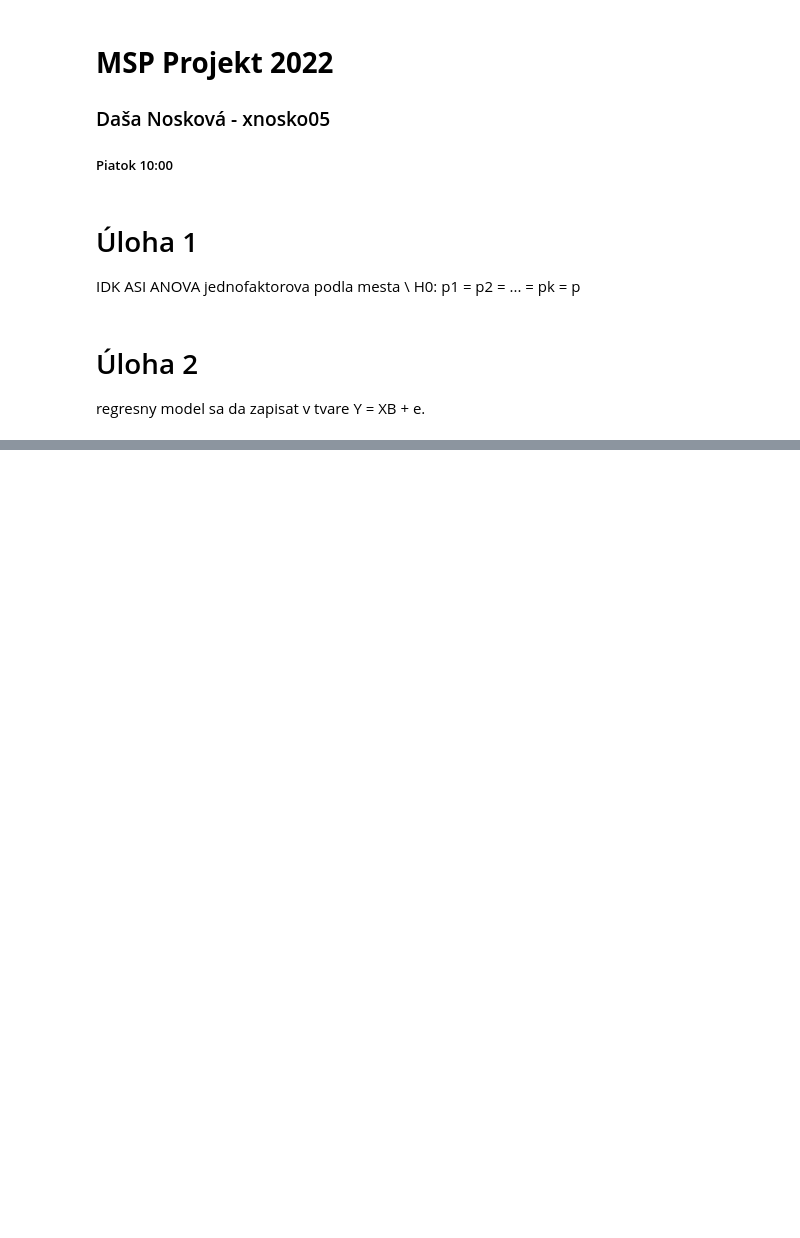
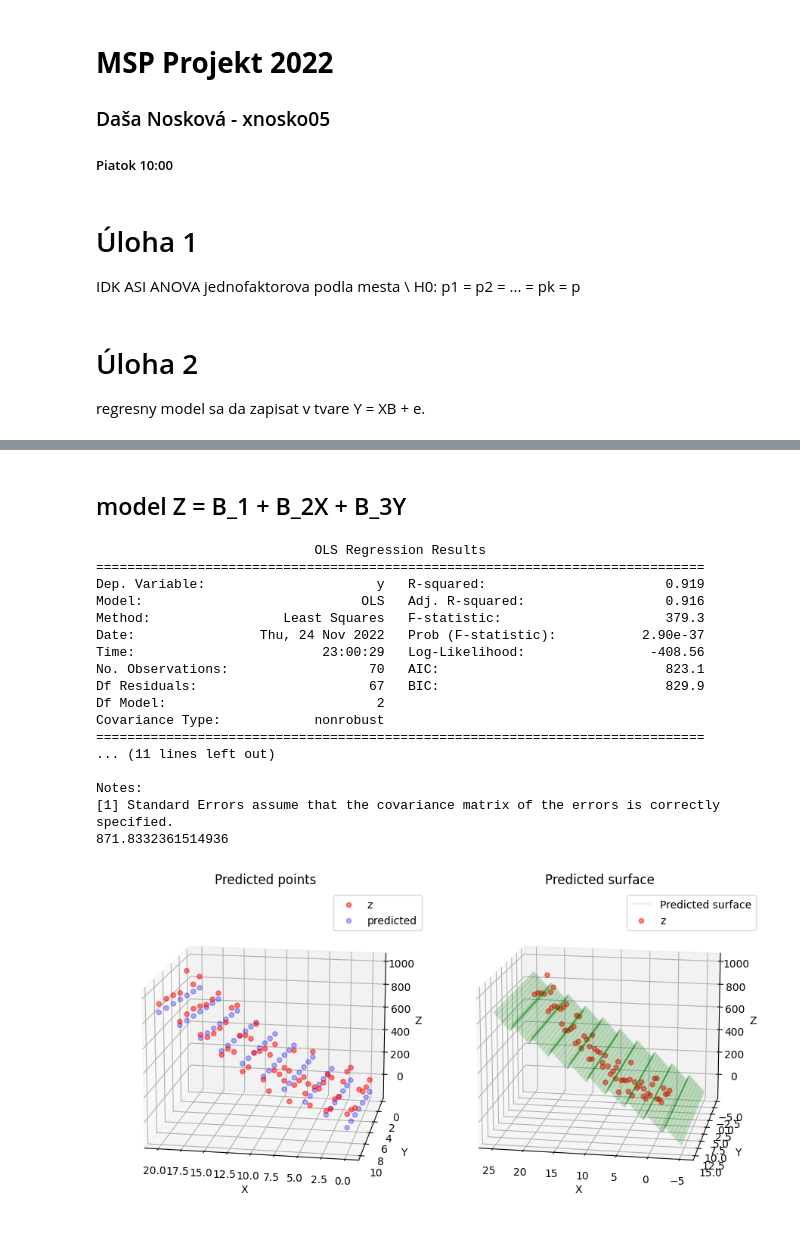
Before and after one commit to dnosko/MSP, a Jupyter notebook: msp.ipynb, the cells around one changed output, grey strips where cells are left out. Saved outputs shown, nothing was run; the diff lists cells and outputs as text; code cells hidden in the pictures; blank space fills up the shorter version.

```diff
--- a/msp.ipynb
+++ b/msp.ipynb
@@ -130,0 +197,26 @@ plot_surface(ax_surf, model, xx,yy)
+# %% [markdown]
+## model Z = B_1 + B_2X + B_3Y
+# %%
+model_params = lambda x,y : (x,y)
+model_XY = create_model(*model_params(X,Y))
+z_prediction = predict(model_XY,*model_params(X,Y))
+plot_model(model_XY, z_prediction)
+# %% [output]
+                            OLS Regression Results
+==============================================================================
+Dep. Variable:                      y   R-squared:                       0.919
+Model:                            OLS   Adj. R-squared:                  0.916
+Method:                 Least Squares   F-statistic:                     379.3
+Date:                Thu, 24 Nov 2022   Prob (F-statistic):           2.90e-37
+Time:                        23:00:29   Log-Likelihood:                -408.56
+No. Observations:                  70   AIC:                             823.1
+Df Residuals:                      67   BIC:                             829.9
+Df Model:                           2
+Covariance Type:            nonrobust
+==============================================================================
+... (11 lines left out)
+
+Notes:
+[1] Standard Errors assume that the covariance matrix of the errors is correctly specified.
+871.8332361514936
+[figure, added]
```
Also changed, not shown: parts of 12 cells of this notebook.
